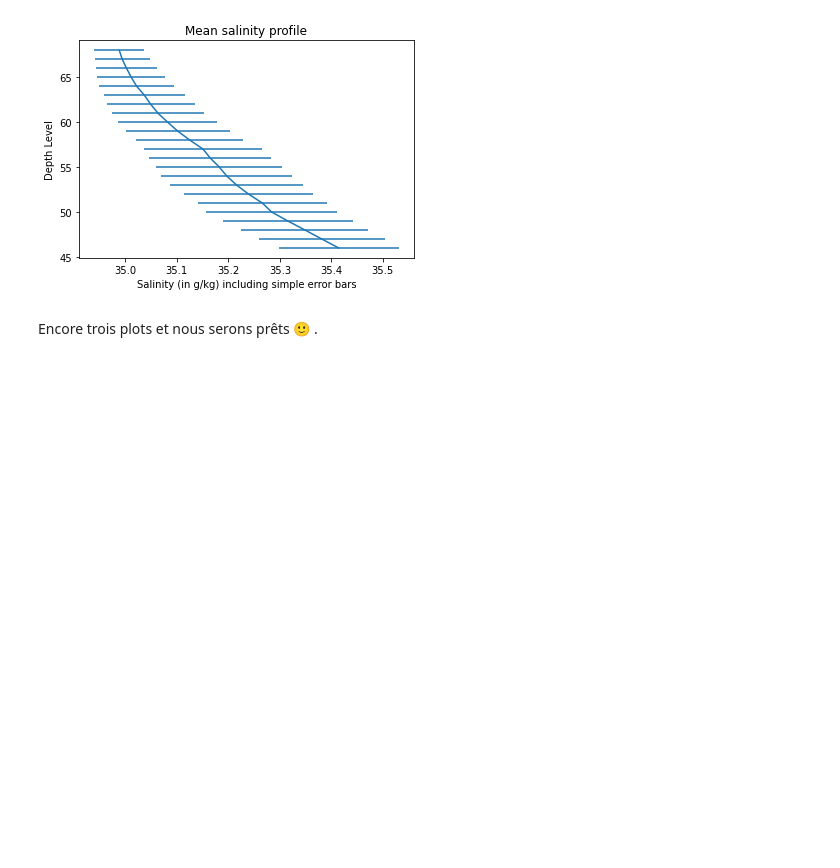
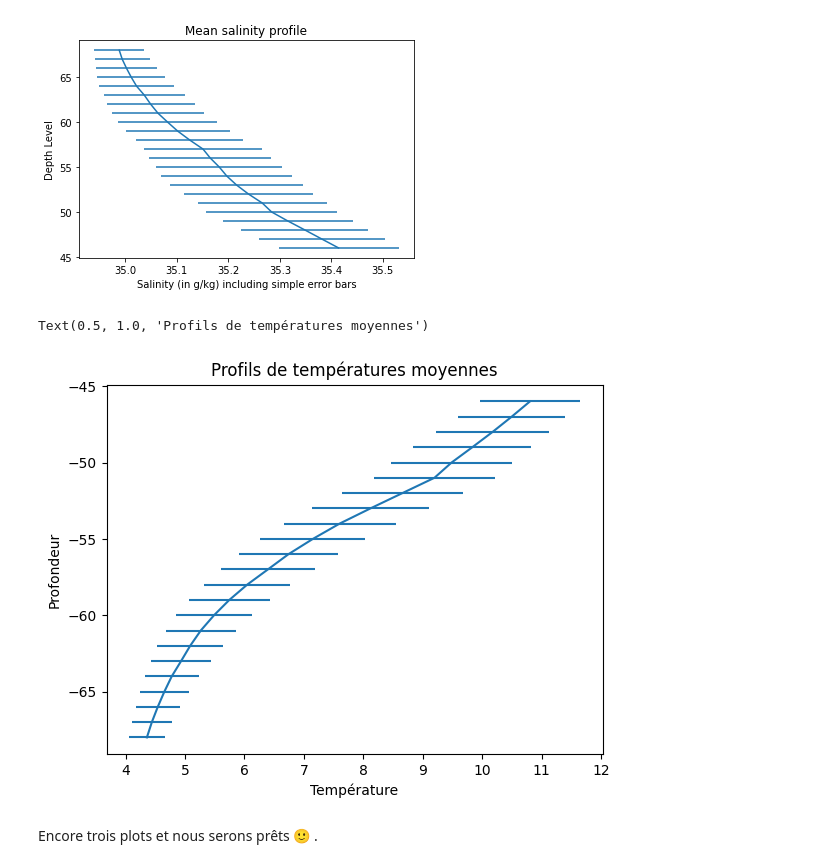
Before and after one commit to AmandaSeebaluck/2024_Geoinformatique_I, a Jupyter notebook: Copie_de_S4_IP_exercice.ipynb, the cells around one changed output. Cells and saved outputs as stored; diff of their text form; code cells hidden in the pictures; blank space fills up the shorter version.

```diff
--- a/Copie_de_S4_IP_exercice.ipynb
+++ b/Copie_de_S4_IP_exercice.ipynb
@@ -202,0 +317,3 @@ ___
+# %%
+moyenne_T = np.mean(T,axis=1)
+print(moyenne_T)
@@ -207,0 +359,7 @@ ___ = ___.___(___,___)
+# %%
+ecart_type_T = np.std(T,axis=1)
+print(ecart_type_T)
+ecart_type_S = np.std(S,axis=1)
+print(ecart_type_S)
+ecart_type_P = np.std(P,axis=1)
+print(ecart_type_P)
@@ -219,9 +394,12 @@ Astuce 2 : Vous devriez obtenir des graphiques similaires à celui ci-dessous
 # %% [markdown]
 ![Salinity_mean.png](embedded-picture-1)
 # %%
-plt.errorbar(___,___,xerr=___)
-plt.xlabel(___)
-plt.ylabel(___)
-plt.title(___)
+plt.errorbar(moyenne_T, -level,xerr=ecart_type_T)
+plt.xlabel('Température')
+plt.ylabel('Profondeur')
+plt.title('Profils de températures moyennes')
+# %% [output]
+Text(0.5, 1.0, 'Profils de températures moyennes')
+[figure, added]
 # %% [markdown]
 Encore trois plots et nous serons prêts 🙂 .
```
Also changed, not shown: parts of 54 cells of this notebook.
